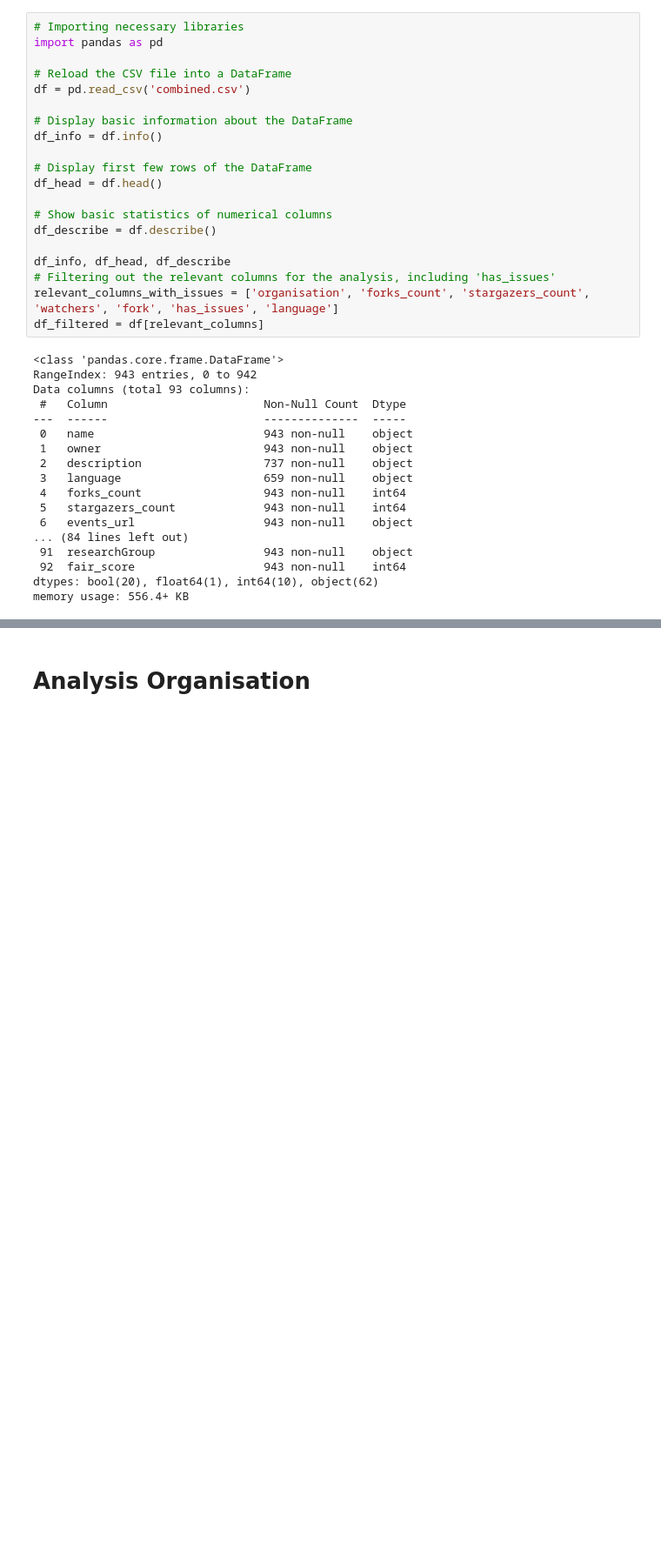
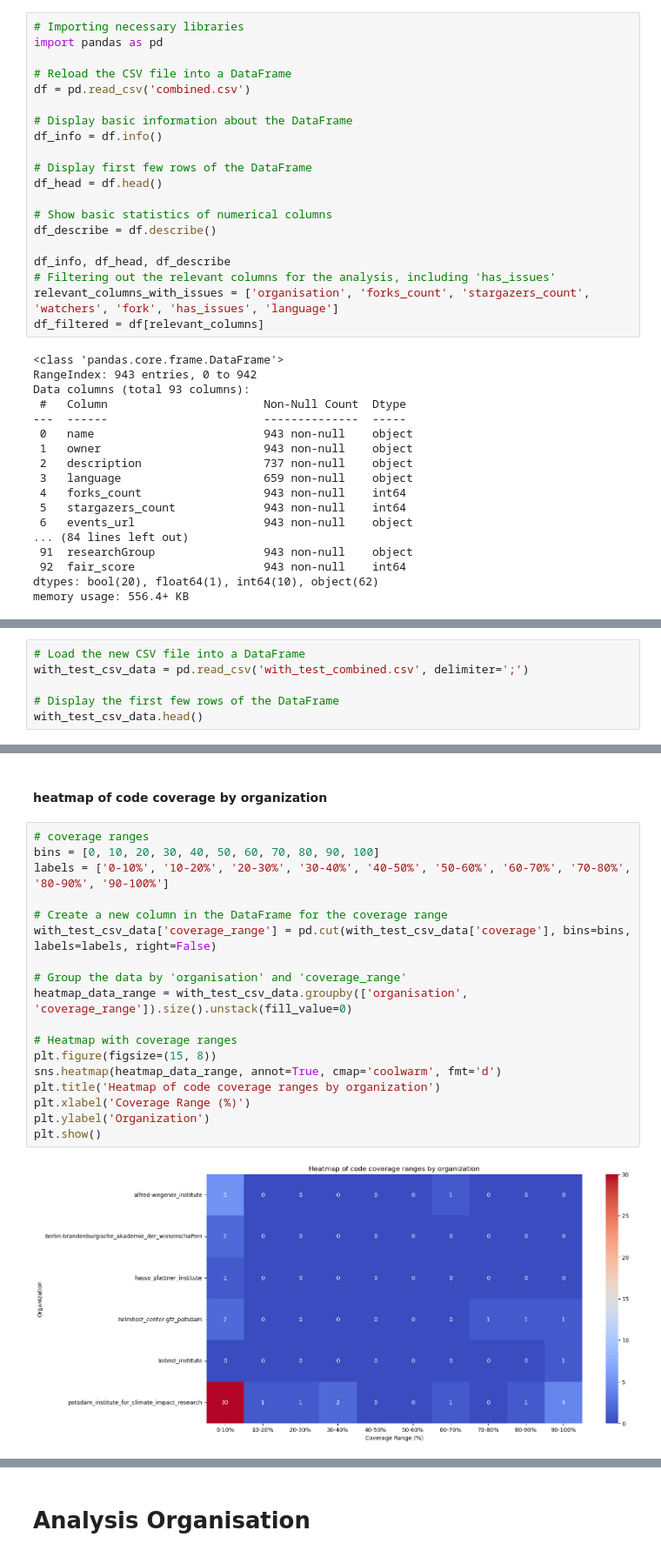
Before and after one commit to Software-Engineering-Group-UP/FAIR-test, a Jupyter notebook: Data_Collection/results/analysis_potsdam.ipynb, the cells around one changed output, grey strips where cells are left out. Shown at 87% size. Drawn from its saved outputs; the diff is of its cells as text; blank space fills up the shorter version.

Commit message:
added code coverage analysis in jupyter

```diff
--- a/Data_Collection/results/analysis_potsdam.ipynb
+++ b/Data_Collection/results/analysis_potsdam.ipynb
@@ -179,0 +183,6 @@ df_grouped_with_issues = df_filtered.groupby('organisation').mean().reset_index(
+# %%
+# Load the new CSV file into a DataFrame
+with_test_csv_data = pd.read_csv('with_test_combined.csv', delimiter=';')
+
+# Display the first few rows of the DataFrame
+with_test_csv_data.head()
@@ -179,0 +209,22 @@ df_grouped_with_issues = df_filtered.groupby('organisation').mean().reset_index(
+# %% [markdown]
+#### heatmap of code coverage by organization
+# %%
+# coverage ranges
+bins = [0, 10, 20, 30, 40, 50, 60, 70, 80, 90, 100]
+labels = ['0-10%', '10-20%', '20-30%', '30-40%', '40-50%', '50-60%', '60-70%', '70-80%', '80-90%', '90-100%']
+
+# Create a new column in the DataFrame for the coverage range
+with_test_csv_data['coverage_range'] = pd.cut(with_test_csv_data['coverage'], bins=bins, labels=labels, right=False)
+
+# Group the data by 'organisation' and 'coverage_range'
+heatmap_data_range = with_test_csv_data.groupby(['organisation', 'coverage_range']).size().unstack(fill_value=0)
+
+# Heatmap with coverage ranges
+plt.figure(figsize=(15, 8))
+sns.heatmap(heatmap_data_range, annot=True, cmap='coolwarm', fmt='d')
+plt.title('Heatmap of code coverage ranges by organization')
+plt.xlabel('Coverage Range (%)')
+plt.ylabel('Organization')
+plt.show()
+# %% [output]
+[figure, added]
```
Also changed, not shown: parts of 37 cells of this notebook.
